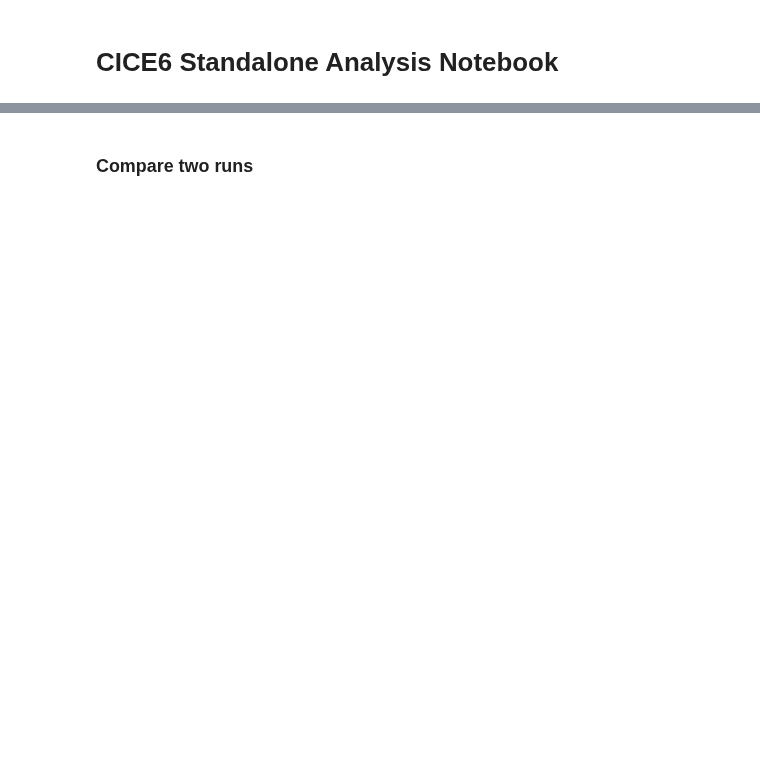
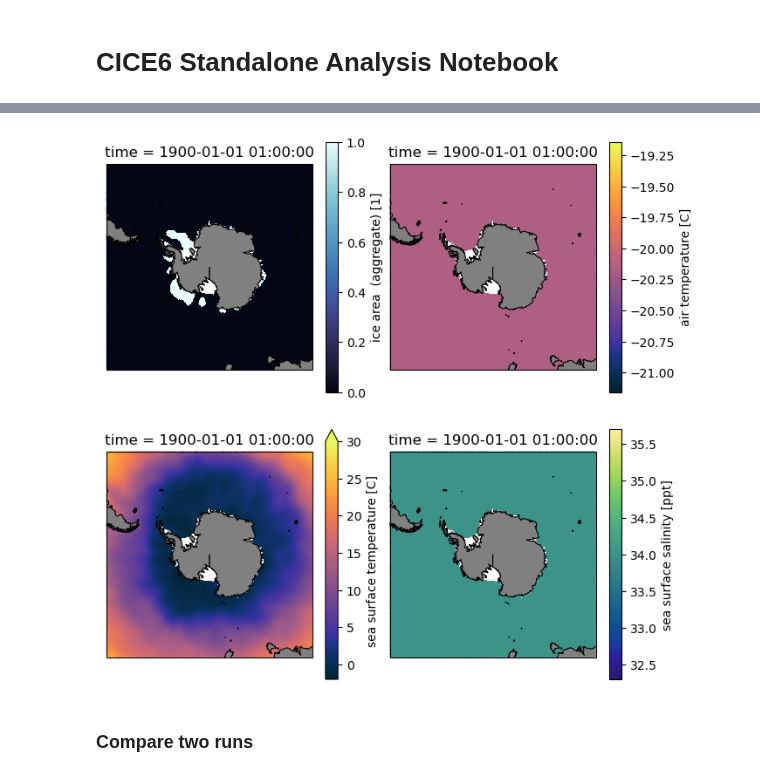
Before and after one commit to NoahDay/access-om3-analysis, a Jupyter notebook: CICE6_standalone.ipynb, the cells around one changed output, grey strips where cells are left out. Cells and saved outputs as stored; diff of their text form; code cells hidden in the pictures; blank space fills up the shorter version.

```diff
--- a/CICE6_standalone.ipynb
+++ b/CICE6_standalone.ipynb
@@ -190,3 +212,36 @@ for i, iGroup in enumerate(dt.groups[1:]):
+# %%
+time_idx = 1 # 2 = Feb
+
+for i, iGroup in enumerate(dt.groups[2:]):
+    if histfreq[i] == "h":
+        time_abbr = pd.Timestamp(dt[iGroup].isel(time=time_idx-1).copy()['time'].item()).strftime("%Y%m%dT%H%M%S")
+        # t = dt[iGroup].isel(time=time_idx-1).copy()['time'].item()
+        # time_abbr = f"{t.year:04d}{t.month:02d}{t.day:02d}T{t.hour:02d}{t.minute:02d}{t.second:02d}"
+        #dt[iGroup].isel(time=time_idx-1).copy()['time'].item().strftime("%Y%m%dT%H%M%S")
+        # time_val = dt[iGroup].isel(time=time_idx-1).copy()['time'].item()
+        # time_val_dt = pd.to_datetime(time_val)
+        # time_abbr = time_val_dt.strftime("%Y%m%dT%H%M%S")
+        # time_abbr = calendar.month_abbr[time_idx]
+    elif histfreq[i] == "d":
+        time_abbr = dt[iGroup].isel(time=time_idx-1).copy()['time'].item().strftime("%Y%m%dT%H%M%S")
+        #pd.Timestamp(dt[iGroup].isel(time=time_idx-1).copy()['time'].item()).strftime("%Y%m%dT%H%M%S")
+        #dt[iGroup].isel(time=time_idx-1).copy()['time'].item().strftime("%Y%m%dT%H%M%S")
+        # time_val = dt[iGroup].isel(time=time_idx-1).copy()['time'].item()
+        # time_val_dt = pd.to_datetime(time_val)
+        # time_abbr = time_val_dt.strftime("%Y%m%dT%H%M%S")
+        # time_abbr = calendar.month_abbr[time_idx]
+    elif histfreq[i] == "m":
+        time_abbr = calendar.month_abbr[time_idx]
+    fig, axes = basic_axis([2,2])
+    ds_plot = dt[iGroup].isel(time=time_idx-1).copy()
+    ds_plot["aice"].plot(ax=axes[0], x="TLON", y="TLAT", vmin=0, vmax=1, cmap=cmo.ice, transform=ccrs.PlateCarree())
+    ds_plot["Tair"].plot(ax=axes[1], x="TLON", y="TLAT", cmap=cmo.thermal, transform=ccrs.PlateCarree())
+    ds_plot["sst"].plot(ax=axes[2], x="TLON", y="TLAT", vmin=-2, vmax=30, cmap=cmo.thermal, transform=ccrs.PlateCarree())
+    ds_plot["sss"].plot(ax=axes[3], x="TLON", y="TLAT", cmap=cmo.haline, transform=ccrs.PlateCarree())
+
+    plt.savefig(fig_path + f"/aice_Tair_sst_sss_{iGroup[1:]}_{time_abbr}.png", dpi=300, bbox_inches="tight")
+# %% [output]
+[figure, added]
 # %% [markdown]
 ### Compare two runs
 # %%
```
Also changed, not shown: parts of 10 cells of this notebook, 1 other file.
